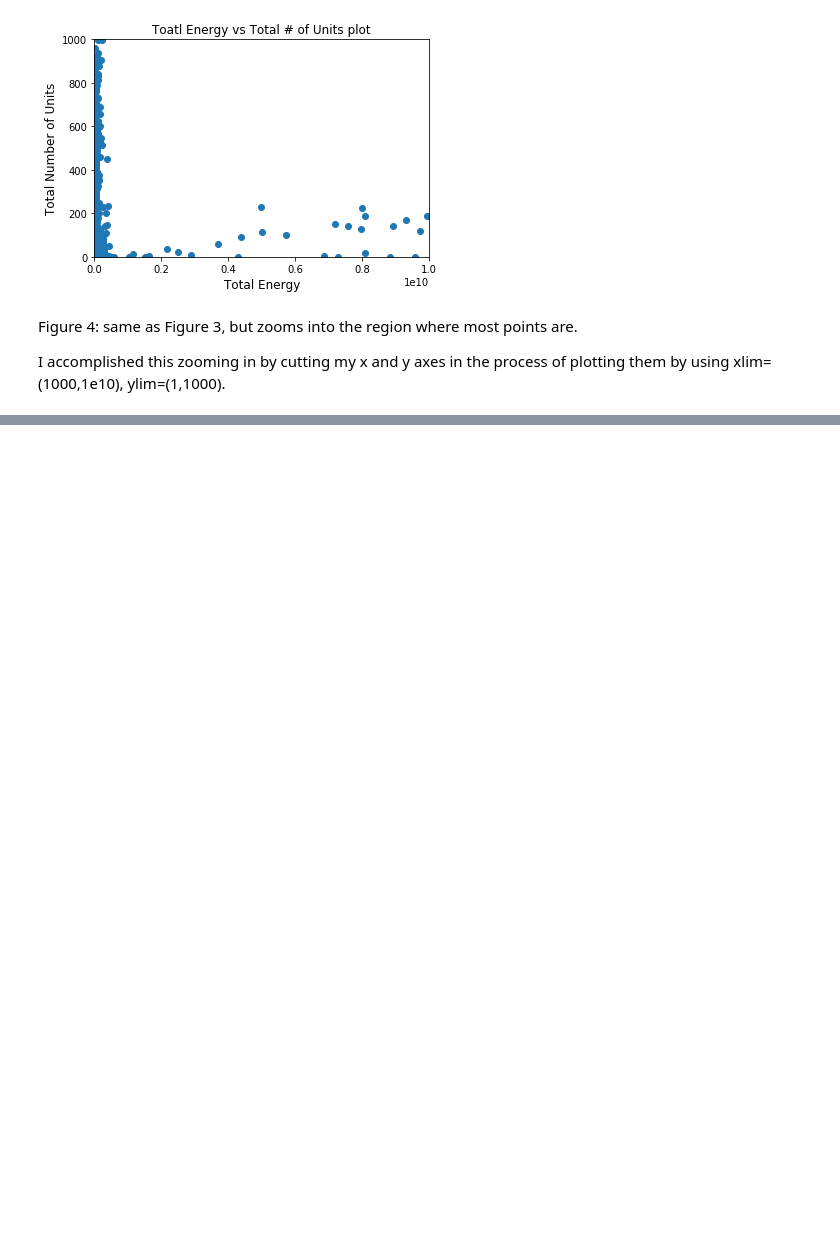
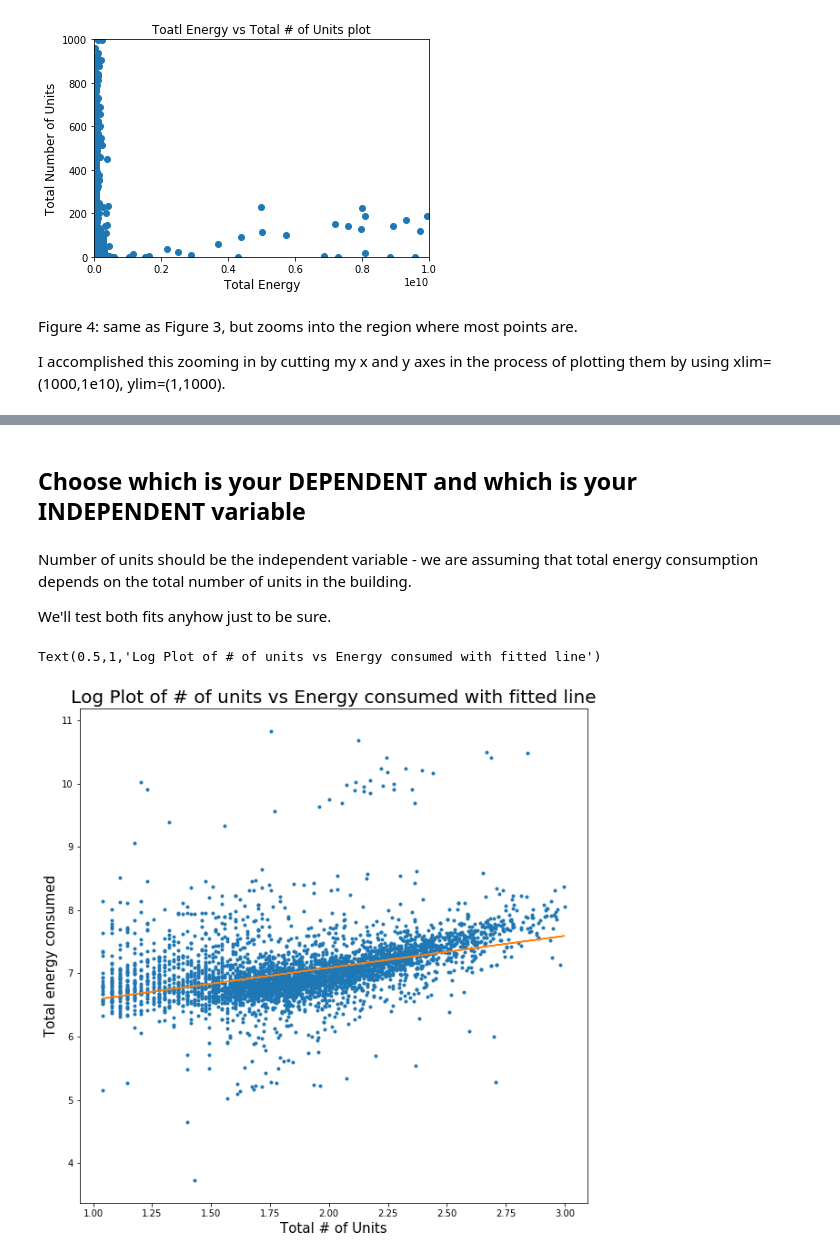
Before and after one commit to charlie-moffett/PUI2017_cm4698, a Jupyter notebook: HW6_cm4698/Assignment1.ipynb, the cells around one changed output, grey strips where cells are left out. Drawn from its saved outputs; the diff is of its cells as text; code cells hidden in the pictures; blank space fills up the shorter version.

```diff
--- a/HW6_cm4698/Assignment1.ipynb
+++ b/HW6_cm4698/Assignment1.ipynb
@@ -430,0 +466,9 @@ I accomplished this zooming in by cutting my x and y axes in the process of plot
+# %%
+# Using statsmodels to fit a line for TotalUnits Vs TotalEnergyConsumed
+x=datacut.UnitsTotal
+y=datacut.EnergyTOTAL
+X = sm.add_constant(np.log10(x))
+linmodel = sm.OLS(np.log10(y), X,missing='drop').fit()
+linmodel.summary()
+# We see hints of a linear relation in log space, so we want to fit a line to the log of our variables,
+# not the variables themselves
@@ -430,0 +493,19 @@ I accomplished this zooming in by cutting my x and y axes in the process of plot
+# %% [markdown]
+## Choose which is your DEPENDENT and which is your INDEPENDENT variable
+# %% [markdown]
+Number of units should be the independent variable - we are assuming that total energy consumption depends on the total number of units in the building.
+
+We'll test both fits anyhow just to be sure.
+# %%
+# Fit a line to Units vs Energy
+pl.figure(figsize=(10,10))
+pl.plot(np.log10(datacut.UnitsTotal),np.log10(datacut.EnergyTOTAL),'.')
+
+pl.plot(np.log10(datacut.UnitsTotal),linmodel.predict())
+
+pl.xlabel('Total # of Units',fontsize=15)
+pl.ylabel('Total energy consumed',fontsize=15)
+pl.title('Log Plot of # of units vs Energy consumed with fitted line',fontsize=20)
+# %% [output]
+Text(0.5,1,'Log Plot of # of units vs Energy consumed with fitted line')
+[figure, added]
```
Also changed, not shown: parts of 29 cells of this notebook, 1 other file.
